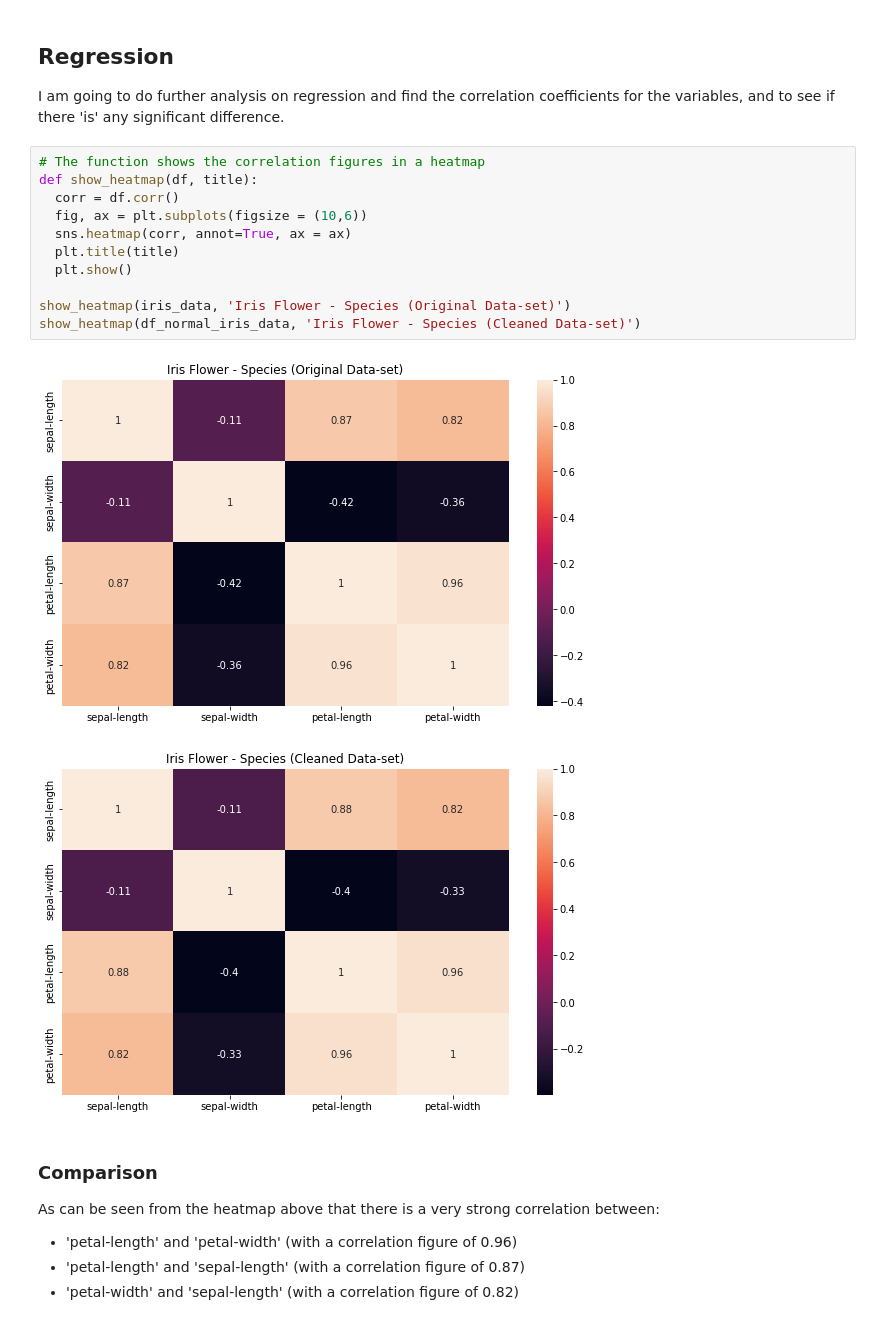
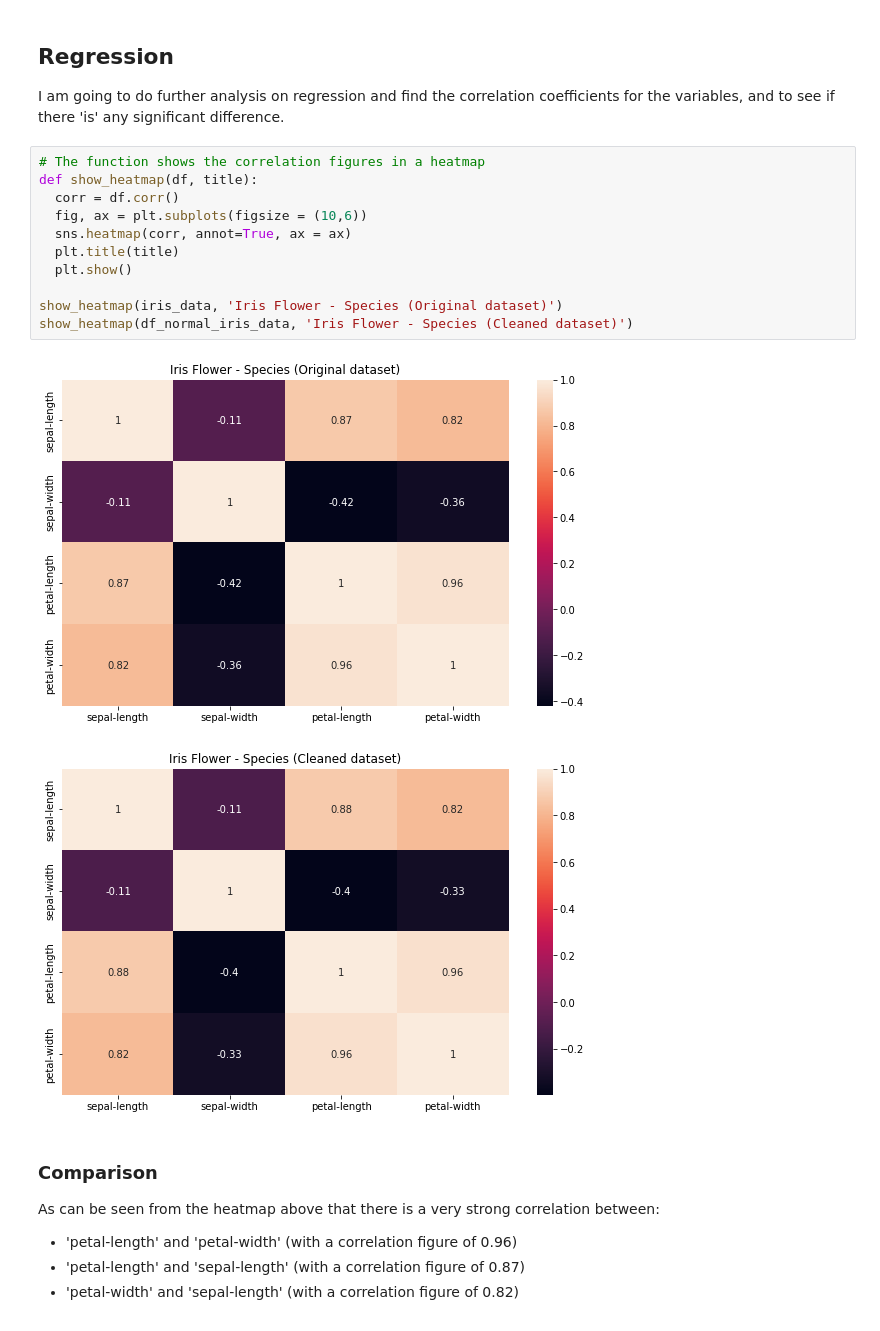
Before and after one commit to Imran-Github22/Imran-Farooqui, a Jupyter notebook: Projects/Final_Decision_Tree_coded_model.ipynb, the cells around one changed output. Drawn from its saved outputs; the diff is of its cells as text.

```diff
--- a/Projects/Final_Decision_Tree_coded_model.ipynb
+++ b/Projects/Final_Decision_Tree_coded_model.ipynb
@@ -394,17 +394,17 @@ I am going to do further analysis on regression and find the correlation coeffic
 # %%
 # The function shows the correlation figures in a heatmap
 def show_heatmap(df, title):
   corr = df.corr()
   fig, ax = plt.subplots(figsize = (10,6))
   sns.heatmap(corr, annot=True, ax = ax)
   plt.title(title)
   plt.show()
 
-show_heatmap(iris_data, 'Iris Flower - Species (Original Data-set)')
-show_heatmap(df_normal_iris_data, 'Iris Flower - Species (Cleaned Data-set)')
+show_heatmap(iris_data, 'Iris Flower - Species (Original dataset)')
+show_heatmap(df_normal_iris_data, 'Iris Flower - Species (Cleaned dataset)')
 # %% [output]
-[figure, old version]
+[figure, new version]
-[figure, old version]
+[figure, new version]
 # %% [markdown]
 ### Comparison
 As can be seen from the heatmap above that there is a very strong correlation between:
```
Also changed, not shown: parts of 35 cells of this notebook.
